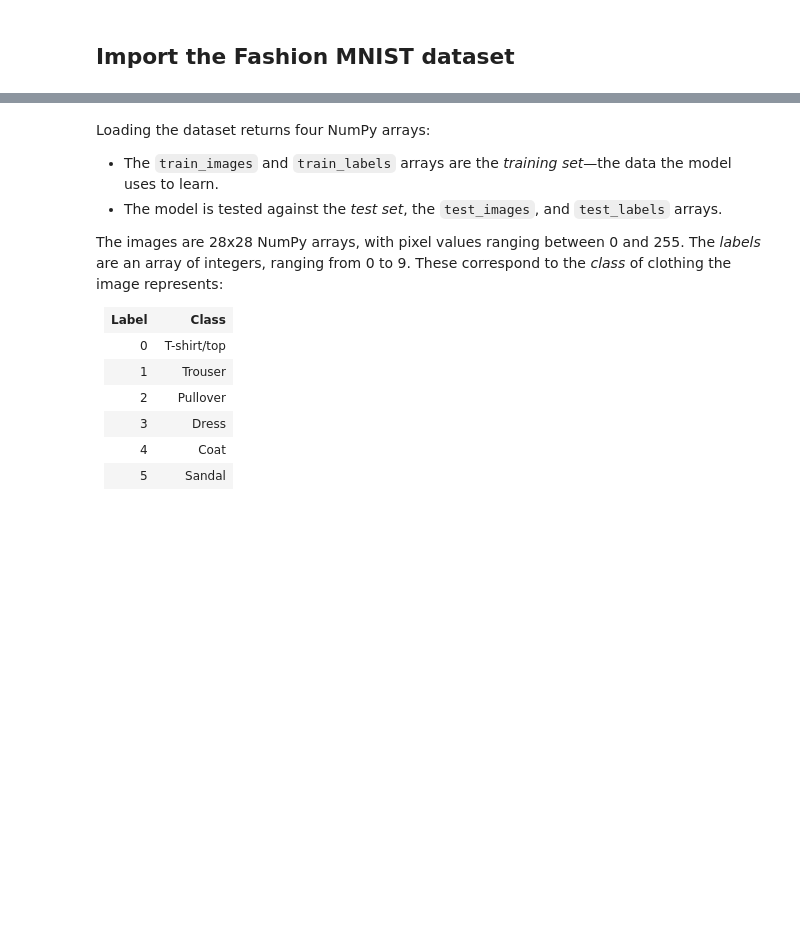
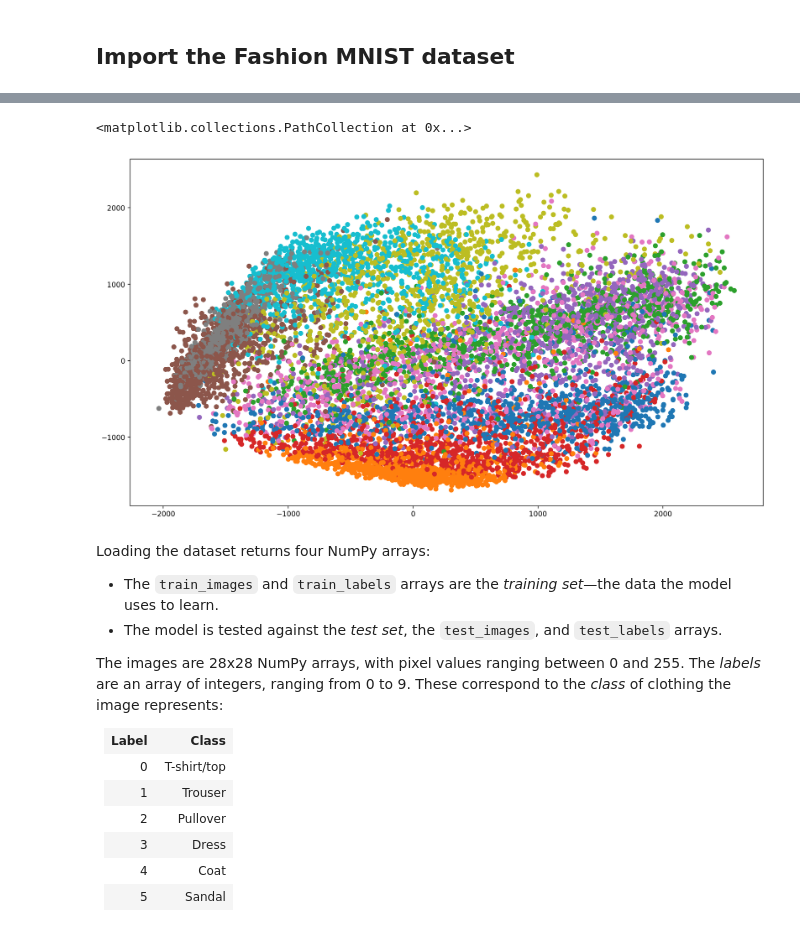
Before and after one commit to schattenklaus/FLIK2020, a Jupyter notebook: Day 1 /2_basic_classification.ipynb, the cells around one changed output, grey strips where cells are left out. Saved outputs shown, nothing was run; the diff lists cells and outputs as text; code cells hidden in the pictures; blank space fills up the shorter version.

```diff
--- a/Day 1 /2_basic_classification.ipynb
+++ b/Day 1 /2_basic_classification.ipynb
@@ -44,3 +55,15 @@ fashion_mnist = keras.datasets.fashion_mnist
+# %%
+flatted_input = np.reshape(test_images, (test_images.shape[0], test_images.shape[1] * test_images.shape[2]))
+low_dim_transformer = PCA(n_components=2)
+transformed_input = low_dim_transformer.fit_transform(flatted_input)
+
+cm = matplotlib.cm.get_cmap('tab10')
+colors = [cm(x) for x in test_labels]
+plt.figure(figsize=(16,9), dpi=200)
+plt.scatter(transformed_input[:, 0], transformed_input[:, 1], c=colors)
+# %% [output]
+<matplotlib.collections.PathCollection at 0x...>
+[figure, added]
 # %% [markdown]
 Loading the dataset returns four NumPy arrays:
 
```
Also changed, not shown: parts of 12 cells of this notebook.
